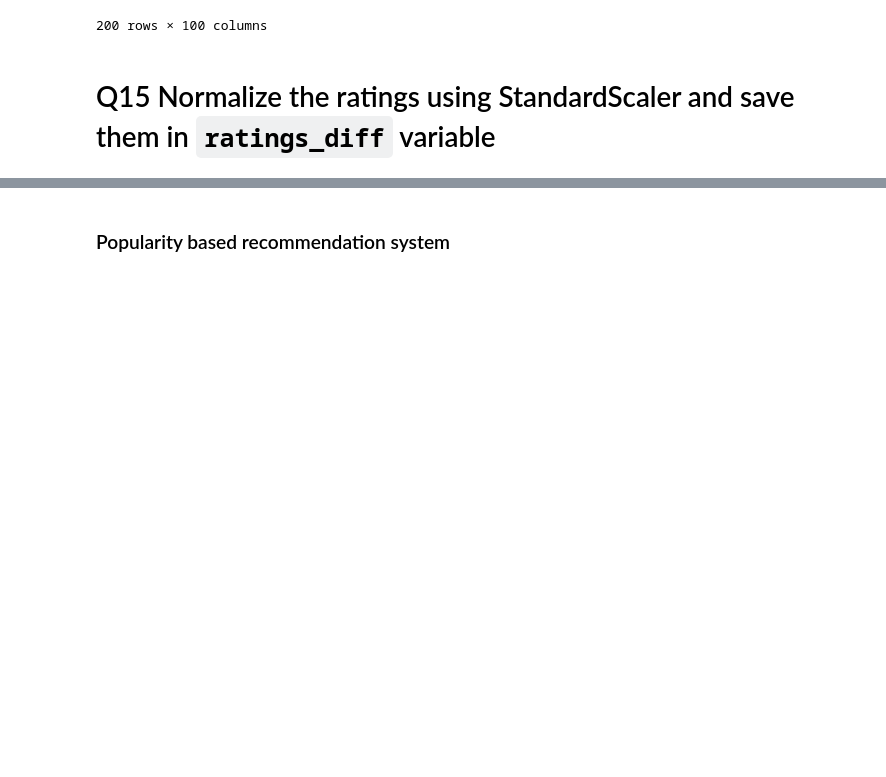
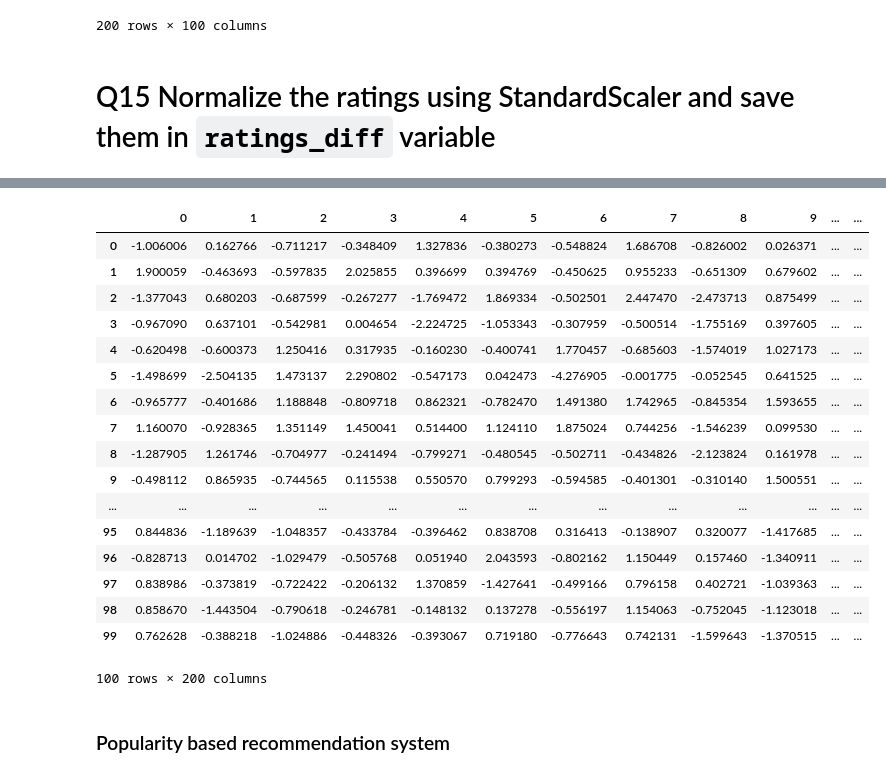
Before and after one commit to GreatLearningAIML1/pune-july19-batch-RahulTaralekar, a Jupyter notebook: Lab_R5_Internal.ipynb, the cells around one changed output, grey strips where cells are left out. Drawn from its saved outputs; the diff is of its cells as text; code cells hidden in the pictures; blank space fills up the shorter version.

```diff
--- a/Lab_R5_Internal.ipynb
+++ b/Lab_R5_Internal.ipynb
@@ -540,7 +561,28 @@ ratings_diff.shape
 # %%
 from sklearn.preprocessing import StandardScaler
-ratings_diff = StandardScaler().fit_transform(ratings)
+ratings_diff = StandardScaler().fit_transform(ratings_T)
 ratings_diff = pd.DataFrame(ratings_diff)
+# %%
+ratings_diff
+# %% [output]
+|  | 0 | 1 | 2 | 3 | 4 | 5 | 6 | 7 | 8 | 9 | ... | ... |
+| 0 | -1.006006 | 0.162766 | -0.711217 | -0.348409 | 1.327836 | -0.380273 | -0.548824 | 1.686708 | -0.826002 | 0.026371 | ... | ... |
+| 1 | 1.900059 | -0.463693 | -0.597835 | 2.025855 | 0.396699 | 0.394769 | -0.450625 | 0.955233 | -0.651309 | 0.679602 | ... | ... |
+| 2 | -1.377043 | 0.680203 | -0.687599 | -0.267277 | -1.769472 | 1.869334 | -0.502501 | 2.447470 | -2.473713 | 0.875499 | ... | ... |
+| 3 | -0.967090 | 0.637101 | -0.542981 | 0.004654 | -2.224725 | -1.053343 | -0.307959 | -0.500514 | -1.755169 | 0.397605 | ... | ... |
+| 4 | -0.620498 | -0.600373 | 1.250416 | 0.317935 | -0.160230 | -0.400741 | 1.770457 | -0.685603 | -1.574019 | 1.027173 | ... | ... |
+| 5 | -1.498699 | -2.504135 | 1.473137 | 2.290802 | -0.547173 | 0.042473 | -4.276905 | -0.001775 | -0.052545 | 0.641525 | ... | ... |
+| 6 | -0.965777 | -0.401686 | 1.188848 | -0.809718 | 0.862321 | -0.782470 | 1.491380 | 1.742965 | -0.845354 | 1.593655 | ... | ... |
+| 7 | 1.160070 | -0.928365 | 1.351149 | 1.450041 | 0.514400 | 1.124110 | 1.875024 | 0.744256 | -1.546239 | 0.099530 | ... | ... |
+| 8 | -1.287905 | 1.261746 | -0.704977 | -0.241494 | -0.799271 | -0.480545 | -0.502711 | -0.434826 | -2.123824 | 0.161978 | ... | ... |
+| 9 | -0.498112 | 0.865935 | -0.744565 | 0.115538 | 0.550570 | 0.799293 | -0.594585 | -0.401301 | -0.310140 | 1.500551 | ... | ... |
+| ... | ... | ... | ... | ... | ... | ... | ... | ... | ... | ... | ... | ... |
+| 95 | 0.844836 | -1.189639 | -1.048357 | -0.433784 | -0.396462 | 0.838708 | 0.316413 | -0.138907 | 0.320077 | -1.417685 | ... | ... |
+| 96 | -0.828713 | 0.014702 | -1.029479 | -0.505768 | 0.051940 | 2.043593 | -0.802162 | 1.150449 | 0.157460 | -1.340911 | ... | ... |
+| 97 | 0.838986 | -0.373819 | -0.722422 | -0.206132 | 1.370859 | -1.427641 | -0.499166 | 0.796158 | 0.402721 | -1.039363 | ... | ... |
+| 98 | 0.858670 | -1.443504 | -0.790618 | -0.246781 | -0.148132 | 0.137278 | -0.556197 | 1.154063 | -0.752045 | -1.123018 | ... | ... |
+| 99 | 0.762628 | -0.388218 | -1.024886 | -0.448326 | -0.393067 | 0.719180 | -0.776643 | 0.742131 | -1.599643 | -1.370515 | ... | ... |
+100 rows × 200 columns
 # %% [markdown]
 ### Popularity based recommendation system
 # %% [markdown]
```
Also changed, not shown: parts of 4 cells of this notebook.
